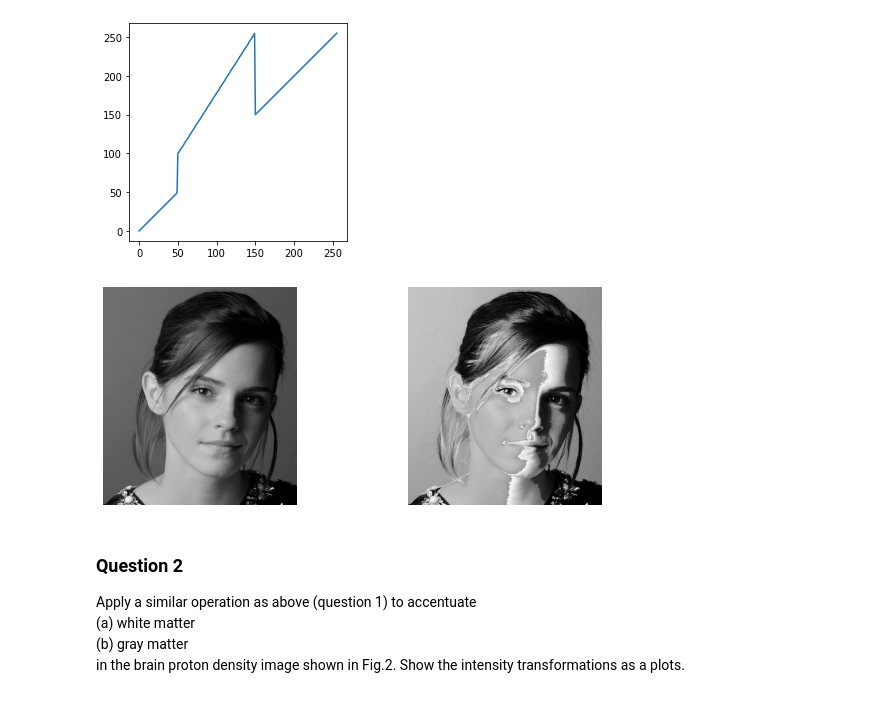
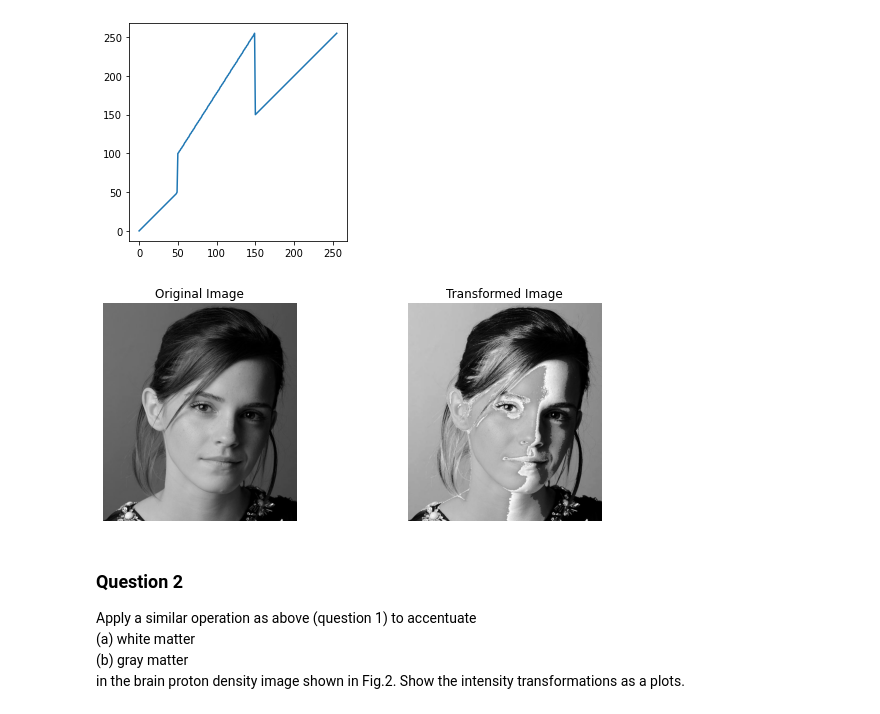
Before and after one commit to ayodyawkh/EN2550, a Jupyter notebook: Assignment_1/Assignment1.ipynb, the cells around one changed output. Saved outputs shown, nothing was run; the diff lists cells and outputs as text; code cells hidden in the pictures.

```diff
--- a/Assignment_1/Assignment1.ipynb
+++ b/Assignment_1/Assignment1.ipynb
@@ -34,14 +29,14 @@ cv.destroyAllWindows()
 # %%
 figure, axis = plt.subplots(1,2)
 figure.set_figwidth(10)
 
 axis[0].imshow(cv.cvtColor(Img, cv.COLOR_BGR2RGB))
-axis[0].axis('off')
+axis[0].axis('off'), axis[0].title.set_text('Original Image')
 axis[1].imshow(cv.cvtColor(new_Img, cv.COLOR_BGR2RGB))
-axis[1].axis('off')
+axis[1].axis('off'), axis[1].title.set_text('Transformed Image')
 plt.show()
 # %% [output]
-[figure, old version]
+[figure, new version]
 # %% [markdown]
 ### Question 2
 Apply a similar operation as above (question 1) to accentuate <br>
```
Also changed, not shown: parts of 14 cells of this notebook, 1 other file.
